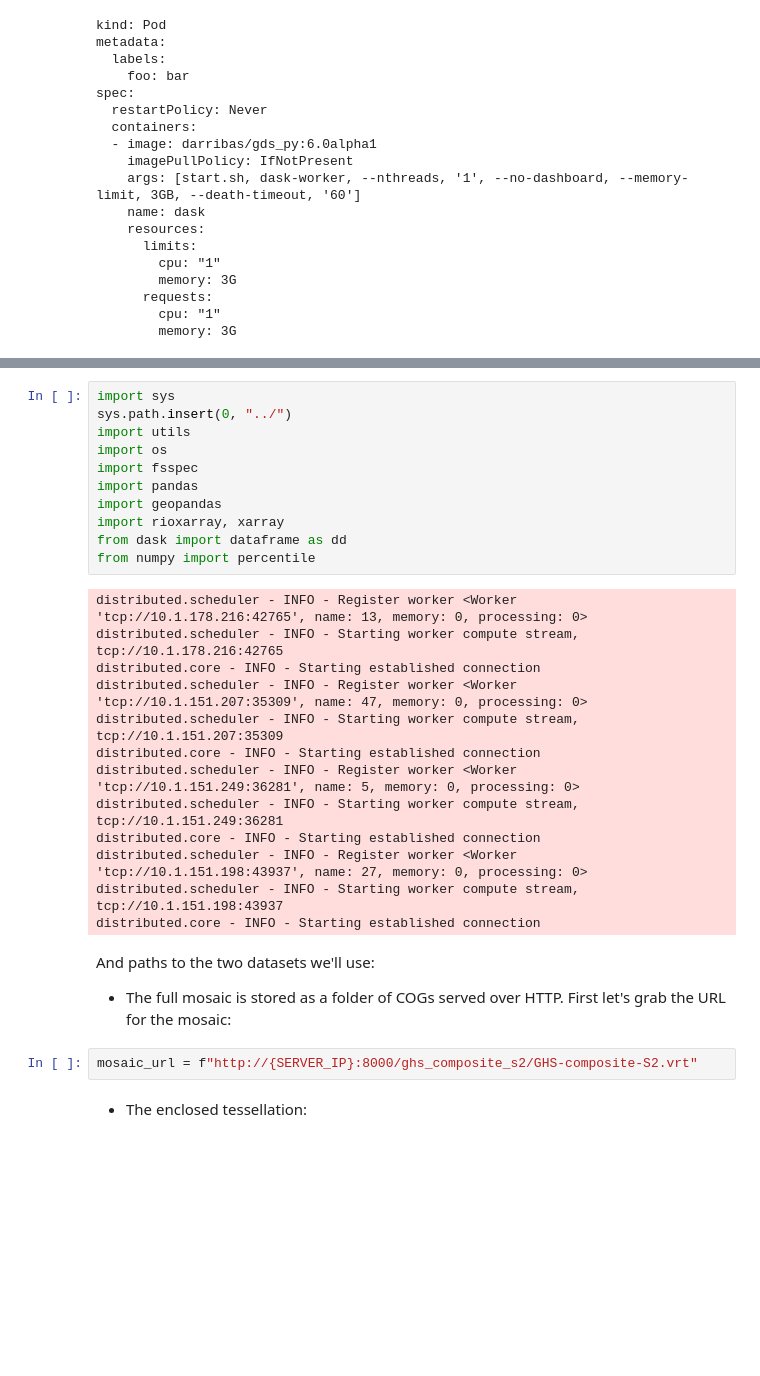
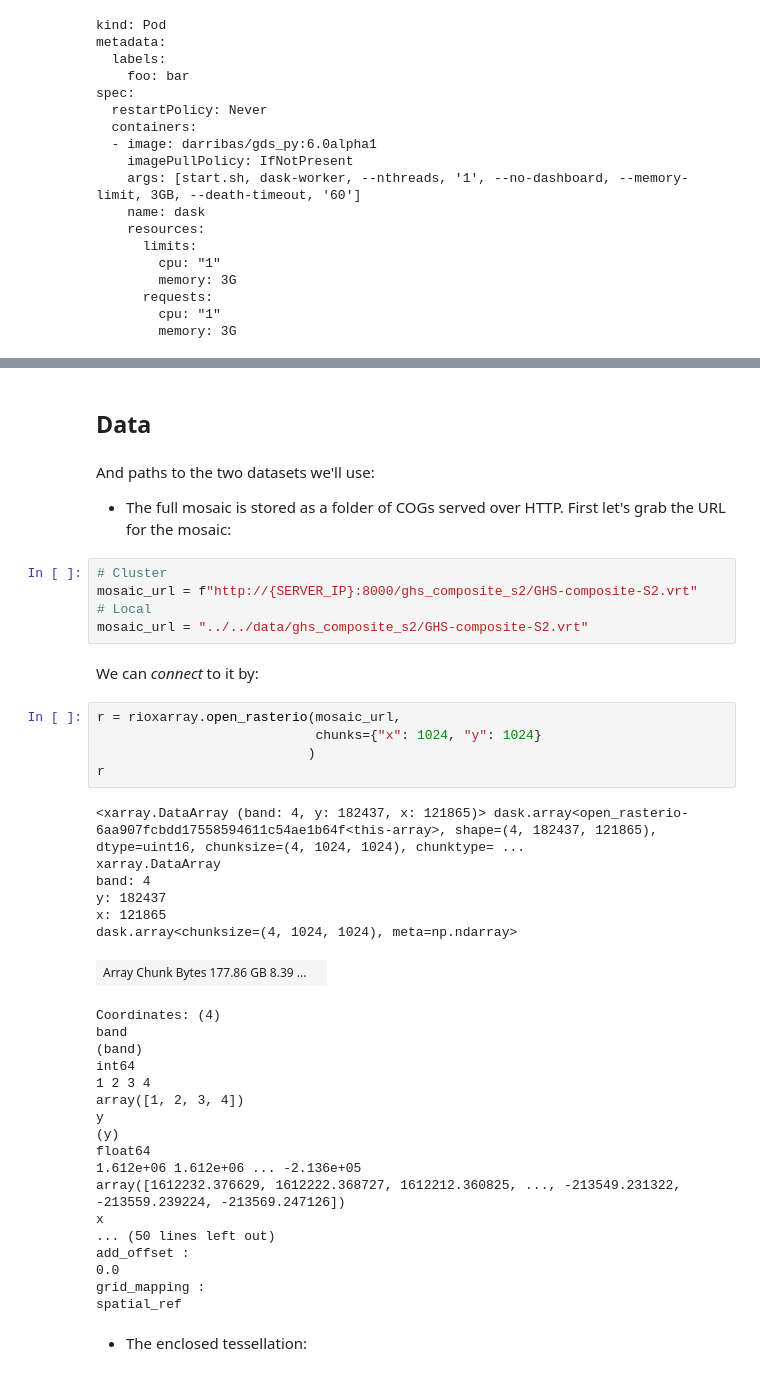
Before and after one commit to urbangrammarai/data_processing, a Jupyter notebook: imagery/GHS-composite-S2_ndvi.ipynb, the cells around one changed output, grey strips where cells are left out. Saved outputs shown, nothing was run; the diff lists cells and outputs as text; blank space fills up the shorter version.

```diff
--- a/imagery/GHS-composite-S2_ndvi.ipynb
+++ b/imagery/GHS-composite-S2_ndvi.ipynb
@@ -64,33 +80,46 @@ Bring on other libs we'll use:
-# %%
-import sys
-sys.path.insert(0, "../")
-import utils
-import os
-import fsspec
-import pandas
-import geopandas
-import rioxarray, xarray
-from dask import dataframe as dd
-from numpy import percentile
-# %% [output]
-distributed.scheduler - INFO - Register worker <Worker 'tcp://10.1.178.216:42765', name: 13, memory: 0, processing: 0>
-distributed.scheduler - INFO - Starting worker compute stream, tcp://10.1.178.216:42765
-distributed.core - INFO - Starting established connection
-distributed.scheduler - INFO - Register worker <Worker 'tcp://10.1.151.207:35309', name: 47, memory: 0, processing: 0>
-distributed.scheduler - INFO - Starting worker compute stream, tcp://10.1.151.207:35309
-distributed.core - INFO - Starting established connection
-distributed.scheduler - INFO - Register worker <Worker 'tcp://10.1.151.249:36281', name: 5, memory: 0, processing: 0>
-distributed.scheduler - INFO - Starting worker compute stream, tcp://10.1.151.249:36281
-distributed.core - INFO - Starting established connection
-distributed.scheduler - INFO - Register worker <Worker 'tcp://10.1.151.198:43937', name: 27, memory: 0, processing: 0>
-distributed.scheduler - INFO - Starting worker compute stream, tcp://10.1.151.198:43937
-distributed.core - INFO - Starting established connection
+# %% [markdown]
+## Data
 # %% [markdown]
 And paths to the two datasets we'll use:
 
 - The full mosaic is stored as a folder of COGs served over HTTP. First let's grab the URL for the mosaic:
 # %%
+# Cluster
 mosaic_url = f"http://{SERVER_IP}:8000/ghs_composite_s2/GHS-composite-S2.vrt"
+# Local
+mosaic_url = "../../data/ghs_composite_s2/GHS-composite-S2.vrt"
+# %% [markdown]
+We can *connect* to it by:
+# %%
+r = rioxarray.open_rasterio(mosaic_url,
+                            chunks={"x": 1024, "y": 1024}
+                           )
+r
+# %% [output]
+<xarray.DataArray (band: 4, y: 182437, x: 121865)> dask.array<open_rasterio-6aa907fcbdd17558594611c54ae1b64f<this-array>, shape=(4, 182437, 121865), dtype=uint16, chunksize=(4, 1024, 1024), chunktype= ...
+xarray.DataArray
+band: 4
+y: 182437
+x: 121865
+dask.array<chunksize=(4, 1024, 1024), meta=np.ndarray>
+| Array Chunk Bytes 177.86 GB 8.39 ... |  |
+Coordinates: (4)
+band
+(band)
+int64
+1 2 3 4
+array([1, 2, 3, 4])
+y
+(y)
+float64
+1.612e+06 1.612e+06 ... -2.136e+05
+array([1612232.376629, 1612222.368727, 1612212.360825, ..., -213549.231322, -213559.239224, -213569.247126])
+x
+... (50 lines left out)
+add_offset :
+0.0
+grid_mapping :
+spatial_ref
 # %% [markdown]
 - The enclosed tessellation:
 # %%
```
Also changed, not shown: parts of 36 cells of this notebook, 2 other files.
